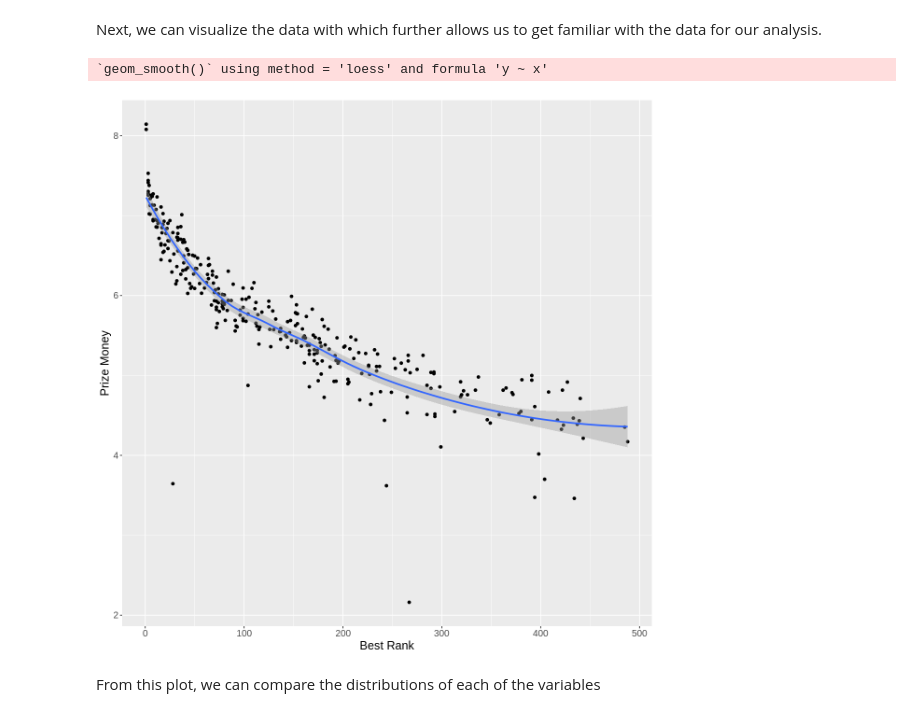
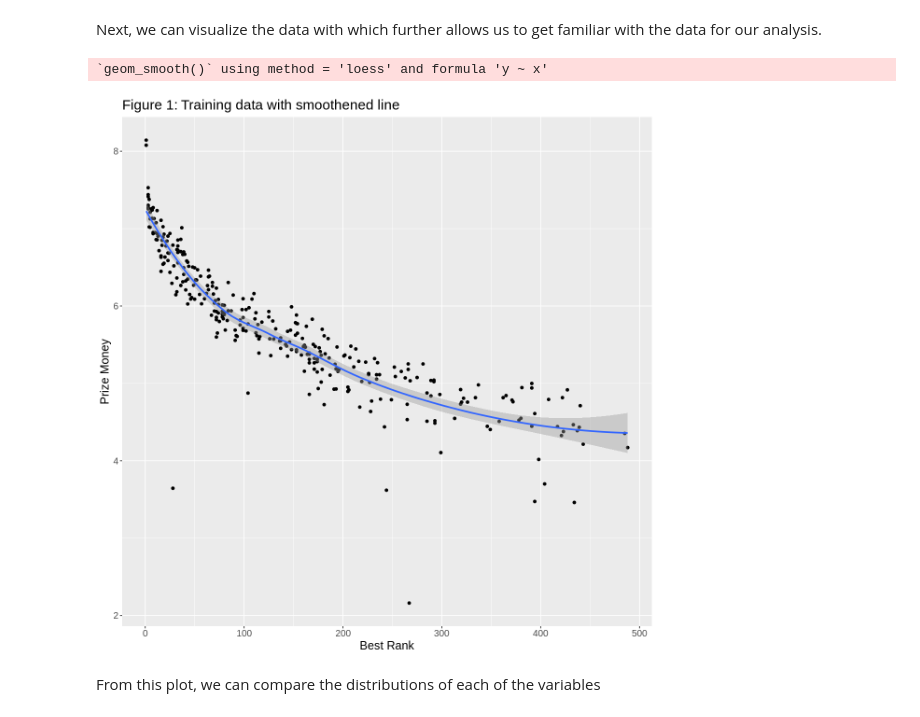
Before and after one commit to vivaanbhandary/DSCI-GroupProject-Tennis, a Jupyter notebook: Group Project/GroupProjectTennis.ipynb, the cells around one changed output. Cells and saved outputs as stored; diff of their text form; code cells hidden in the pictures.

```diff
--- a/Group Project/GroupProjectTennis.ipynb
+++ b/Group Project/GroupProjectTennis.ipynb
@@ -101,18 +101,20 @@ A tibble: 1 × 3
 # %% [markdown]
 Next, we can visualize the data with which further allows us to get familiar with the data for our analysis.
 # %%
-Now we will create a scatterplot to visualise the relation of the Rank of Tennis Players against the Money they accumulate.tennisplot <- tennis_training %>%
+#Now we will create a scatterplot to visualise the relation of the Rank of Tennis Players against the Money they accumulate.
+tennisplot <- tennis_training %>%
 ggplot(aes(x = Best.Rank, y = Prize.Money)) +
 geom_point() +
 geom_smooth() +
 labs(x = "Best Rank", y = "Prize Money") +
-theme(text = element_text(size = 15))
+theme(text = element_text(size = 15)) +
+ggtitle("Figure 1: Training data with smoothened line")
 options(repr.plot.width = 10, repr.plot.height = 10)
 
 tennisplot
 # %% [output]
 `geom_smooth()` using method = 'loess' and formula 'y ~ x'
-[figure, old version]
+[figure, new version]
 # %% [markdown]
 From this plot, we can compare the distributions of each of the variables
 # %% [markdown]
```
Also changed, not shown: parts of 6 cells of this notebook.
